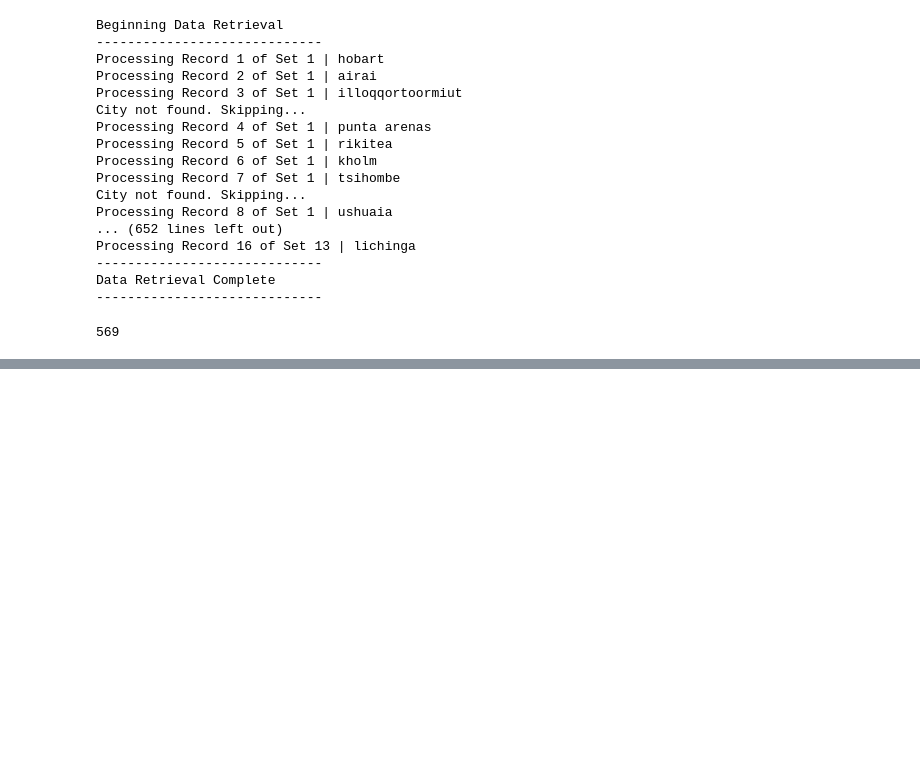
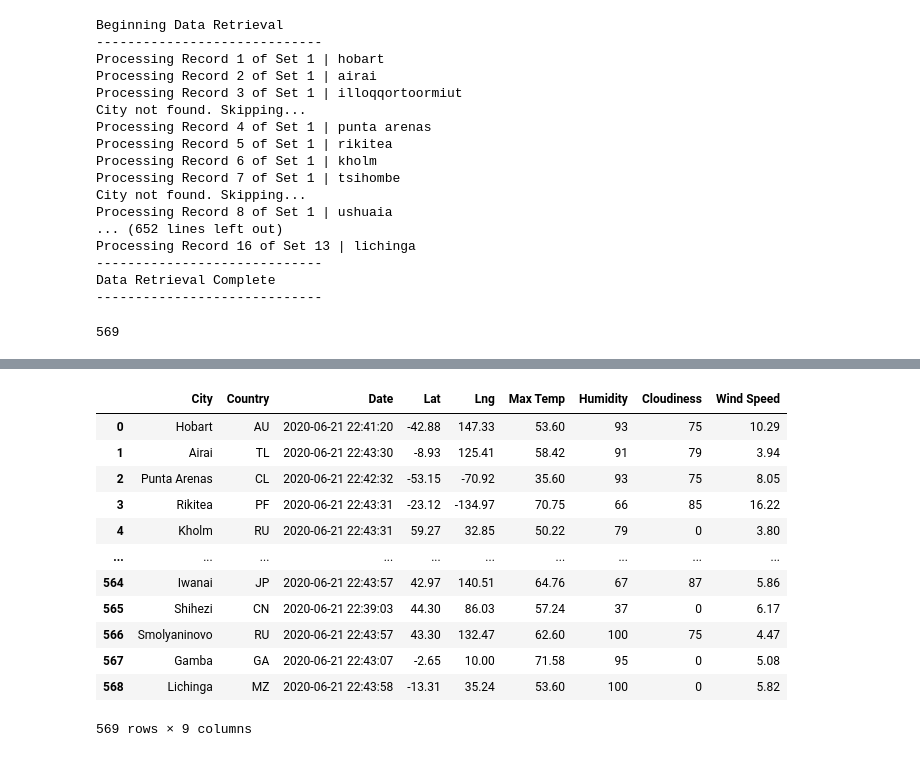
Before and after one commit to Rander417/World_Weather_Analysis, a Jupyter notebook: WeatherPy.ipynb, the cells around one changed output, grey strips where cells are left out. Saved outputs shown, nothing was run; the diff lists cells and outputs as text; code cells hidden in the pictures; blank space fills up the shorter version.

Commit message:
6.2.7 completed. Created a City data dataframe with the correct column order. Exported the data to a csv file in the weather_data folder

```diff
--- a/WeatherPy.ipynb
+++ b/WeatherPy.ipynb
@@ -146,0 +154,4 @@ len(city_data)
+# %%
+# Convert the array of dictionaries to a Pandas DataFrame.
+city_data_df = pd.DataFrame(city_data)
+city_data_df.head(10)
@@ -146,0 +170,20 @@ len(city_data)
+# %%
+#assign a variable to an array of the columns in the order we want them to appear:
+new_column_order = ["City", "Country", "Date", "Lat", "Lng", "Max Temp", "Humidity", "Cloudiness", "Wind Speed"]
+# %%
+city_data_df = city_data_df[new_column_order]
+city_data_df
+# %% [output]
+|  | City | Country | Date | Lat | Lng | Max Temp | Humidity | Cloudiness | Wind Speed |
+| 0 | Hobart | AU | 2020-06-21 22:41:20 | -42.88 | 147.33 | 53.60 | 93 | 75 | 10.29 |
+| 1 | Airai | TL | 2020-06-21 22:43:30 | -8.93 | 125.41 | 58.42 | 91 | 79 | 3.94 |
+| 2 | Punta Arenas | CL | 2020-06-21 22:42:32 | -53.15 | -70.92 | 35.60 | 93 | 75 | 8.05 |
+| 3 | Rikitea | PF | 2020-06-21 22:43:31 | -23.12 | -134.97 | 70.75 | 66 | 85 | 16.22 |
+| 4 | Kholm | RU | 2020-06-21 22:43:31 | 59.27 | 32.85 | 50.22 | 79 | 0 | 3.80 |
+| ... | ... | ... | ... | ... | ... | ... | ... | ... | ... |
+| 564 | Iwanai | JP | 2020-06-21 22:43:57 | 42.97 | 140.51 | 64.76 | 67 | 87 | 5.86 |
+| 565 | Shihezi | CN | 2020-06-21 22:39:03 | 44.30 | 86.03 | 57.24 | 37 | 0 | 6.17 |
+| 566 | Smolyaninovo | RU | 2020-06-21 22:43:57 | 43.30 | 132.47 | 62.60 | 100 | 75 | 4.47 |
+| 567 | Gamba | GA | 2020-06-21 22:43:07 | -2.65 | 10.00 | 71.58 | 95 | 0 | 5.08 |
+| 568 | Lichinga | MZ | 2020-06-21 22:43:58 | -13.31 | 35.24 | 53.60 | 100 | 0 | 5.82 |
+569 rows × 9 columns
```
Also changed, not shown: parts of 4 cells of this notebook, 1 other file.
